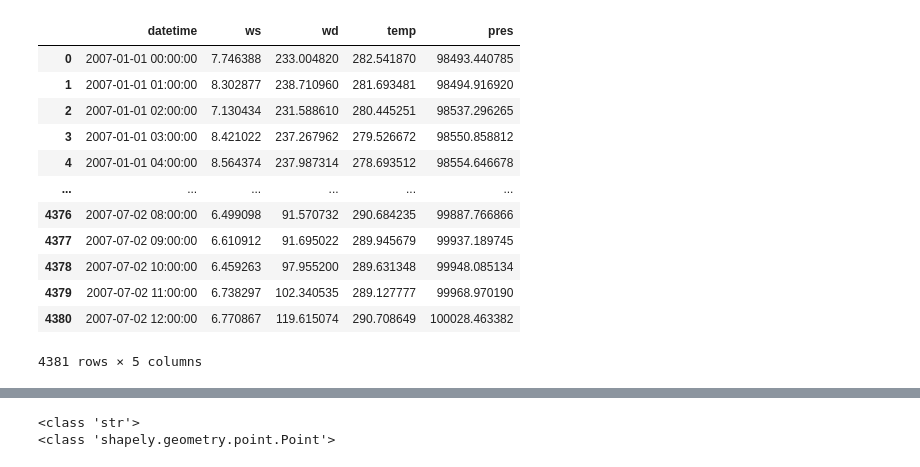
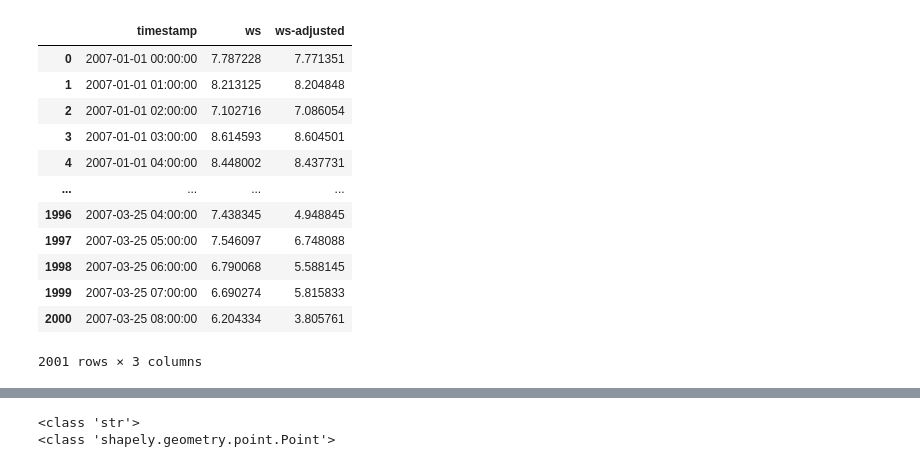
Before and after one commit to NREL/dw-tap, a Jupyter notebook: notebooks/heatmap-analysis.ipynb, the cells around one changed output, grey strips where cells are left out. Drawn from its saved outputs; the diff is of its cells as text; code cells hidden in the pictures.

Commit message:
run_lom w/ distance checking and new notebook for reprodicing ANL's LOM potential issue

```diff
--- a/notebooks/heatmap-analysis.ipynb
+++ b/notebooks/heatmap-analysis.ipynb
@@ -16,7 +16,10 @@ from dw_tap.power_output import estimate_power_output
 
 %config InlineBackend.figure_format = 'svg'
 
-df_places = get_obstacles("../sites/map-180.geojson")
+obstacle_file ="../sites/180-5BuildingsManual.geojson"
+df_places = gpd.read_file(obstacle_file)
+# Leave in only relevant columns
+df_places = df_places[["height", "geometry"]]
 
 ax=df_places.geometry.plot()
 
@@ -43,7 +46,7 @@ lat_delta = (site_box_height_m / m_per_deg ) / 2.0
 df_places_centroid.geometry.x, df_places_centroid.geometry.y
 #print(lon_delta, lat_delta)
 
-lon_n, lat_n = (10, 10)
+lon_n, lat_n = (4, 4)
 x = np.linspace(df_places_centroid.geometry.x-lon_delta,
                 df_places_centroid.geometry.x+lon_delta,
                 lon_n)
@@ -120,7 +158,7 @@ f = h5pyd.File("/nrel/wtk-us.h5", 'r', bucket="nrel-pds-hsds")
 # New way of creating a summary dataframe, one quantity at a time; NO LOM
 
 # Replace old files or not
-overwrite = False
+overwrite = True
 
 z_turbine = 40
 obstacles_df = df_places
@@ -141,7 +179,9 @@ summary_df_path = os.path.join(output_dest, "summary.csv")
 if os.path.exists(summary_df_path):
     summary_df = pd.read_csv(summary_df_path)
 
-for idx in gridpoints_outside_polygons.index:
+for idx in gridpoints_outside_polygons[2:].index:
+
+
     lat, lon = gridpoints_outside_polygons.at[idx, "geometry"].y, gridpoints_outside_polygons.at[idx, "geometry"].x
     print("Estimating for: (%.3f, %.3f)" % (lat, lon))
 
@@ -159,18 +199,23 @@ for idx in gridpoints_outside_polygons.index:
                              lat,
                              lon,
                              z_turbine, "IDW", True,
-                             0, 4380, 1) # 0, 4380, 1) # year: 8760; Quick test: 0, 2000, 200)
+                             start_time_idx=0, end_time_idx=2000, time_stride=1) # 0, 4380, 1) # year: 8760; Quick test: 0, 2000, 200)
+    print("Done with data fetching for the point.")
 
     time_period = str(atmospheric_df["datetime"][0]) + " - " + str(atmospheric_df["datetime"][len(atmospheric_df)-1])
 
     #gridpoints_outside_polygons.at[idx, "ws"] = ws.tolist()
     #gridpoints_outside_polygons.at[idx, "wd"] = theta.tolist()
 
-    x1_turbine,y1_turbine,minx,maxx,miny,maxy = get_candidate(lat, lon)
-    xy_turbine = [np.array([x1_turbine, y1_turbine])]
+    xy_turbine = [np.array([lon, lat])]
+
+    break
 
     predictions_df = \
-        run_lom(atmospheric_df, obstacles_df, xy_turbine, z_turbine)
+        run_lom(atmospheric_df, obstacles_df, xy_turbine, z_turbine,
+               check_distance=True)
+
+    print("Avg. ws deficit (m/s):", (predictions_df["ws"] - predictions_df["ws-adjusted"]).mean())
 
     time_powerOutput0 = time.time()
 
@@ -212,7 +257,7 @@ for idx in gridpoints_outside_polygons.index:
     summary_df.to_csv(summary_df_path, index=False)
     ts_df.to_csv(ts_df_path, index=False)
 
-    #break
+    break
 
 #gridpoints_df
 # %% [output]
@@ -325,16 +282,16 @@ Estimating for: (39.330, -89.399)
 # %%
-atmospheric_df
+predictions_df
 # %% [output]
-|  | datetime | ws | wd | temp | pres |
-| 0 | 2007-01-01 00:00:00 | 7.746388 | 233.004820 | 282.541870 | 98493.440785 |
-| 1 | 2007-01-01 01:00:00 | 8.302877 | 238.710960 | 281.693481 | 98494.916920 |
-| 2 | 2007-01-01 02:00:00 | 7.130434 | 231.588610 | 280.445251 | 98537.296265 |
-| 3 | 2007-01-01 03:00:00 | 8.421022 | 237.267962 | 279.526672 | 98550.858812 |
-| 4 | 2007-01-01 04:00:00 | 8.564374 | 237.987314 | 278.693512 | 98554.646678 |
-| ... | ... | ... | ... | ... | ... |
-| 4376 | 2007-07-02 08:00:00 | 6.499098 | 91.570732 | 290.684235 | 99887.766866 |
-| 4377 | 2007-07-02 09:00:00 | 6.610912 | 91.695022 | 289.945679 | 99937.189745 |
-| 4378 | 2007-07-02 10:00:00 | 6.459263 | 97.955200 | 289.631348 | 99948.085134 |
-| 4379 | 2007-07-02 11:00:00 | 6.738297 | 102.340535 | 289.127777 | 99968.970190 |
-| 4380 | 2007-07-02 12:00:00 | 6.770867 | 119.615074 | 290.708649 | 100028.463382 |
+|  | timestamp | ws | ws-adjusted |
+| 0 | 2007-01-01 00:00:00 | 7.787228 | 7.771351 |
+| 1 | 2007-01-01 01:00:00 | 8.213125 | 8.204848 |
+| 2 | 2007-01-01 02:00:00 | 7.102716 | 7.086054 |
+| 3 | 2007-01-01 03:00:00 | 8.614593 | 8.604501 |
+| 4 | 2007-01-01 04:00:00 | 8.448002 | 8.437731 |
+| ... | ... | ... | ... |
+| 1996 | 2007-03-25 04:00:00 | 7.438345 | 4.948845 |
+| 1997 | 2007-03-25 05:00:00 | 7.546097 | 6.748088 |
+| 1998 | 2007-03-25 06:00:00 | 6.790068 | 5.588145 |
+| 1999 | 2007-03-25 07:00:00 | 6.690274 | 5.815833 |
+| 2000 | 2007-03-25 08:00:00 | 6.204334 | 3.805761 |
-4381 rows × 5 columns
+2001 rows × 3 columns
```
Also changed, not shown: parts of 11 cells of this notebook, 5 other files.
